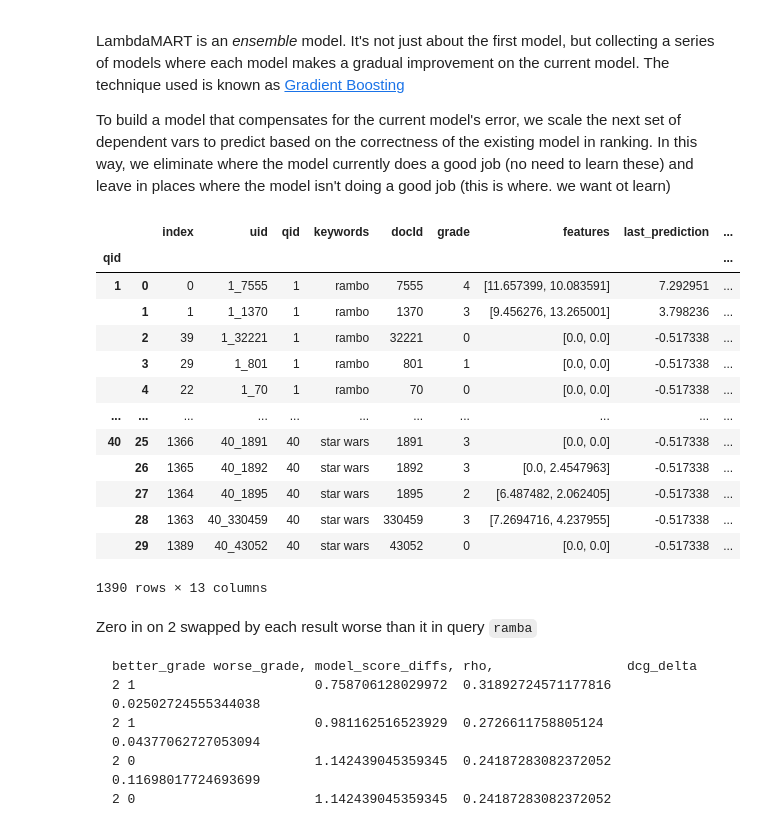
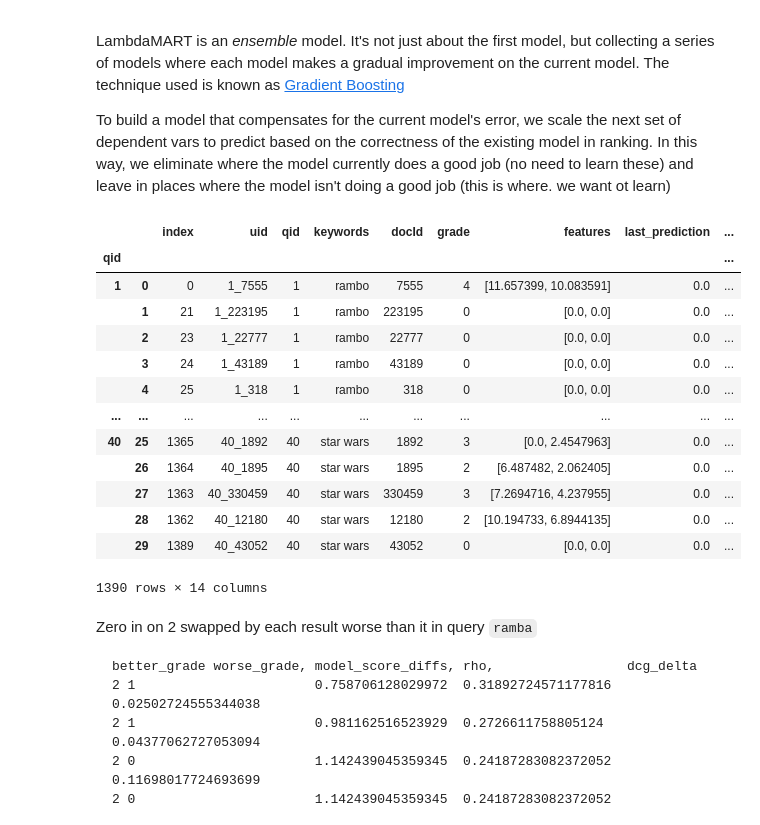
Before and after one commit to o19s/hello-ltr, a Jupyter notebook: notebooks/elasticsearch/tmdb/lambda-mart-in-python.ipynb, the cells around one changed output. Drawn from its saved outputs; the diff is of its cells as text; code cells hidden in the pictures.

```diff
--- a/notebooks/elasticsearch/tmdb/lambda-mart-in-python.ipynb
+++ b/notebooks/elasticsearch/tmdb/lambda-mart-in-python.ipynb
@@ -186,7 +186,7 @@ def compute_swaps(query_judgments, axis, metric=dcg, at=10):
                 query_judgments['dcg'] = metric(query_judgments, at=at)
 
                 dcg_after_swap = query_judgments.loc[0, 'dcg']
-                delta = best_dcg - dcg_after_swap
+                delta = abs(best_dcg - dcg_after_swap)
 
                 if delta > 0.0:
 
@@ -325,8 +324,6 @@ def compute_swaps_scaled(query_judgments, axis, metric=dcg, at=10):
 
     """
 
-    # Sort to see ideal ordering
-    # This isn't strictly nescesarry, but it's helpful to understand the algorithm
     query_judgments = query_judgments.sort_values('last_prediction', ascending=False).reset_index()
 
     # Instead of explicitly 'swapping' we just swap the 'display_rank' - where
@@ -336,58 +333,62 @@ def compute_swaps_scaled(query_judgments, axis, metric=dcg, at=10):
     best_dcg = query_judgments.loc[0, 'dcg']
 
     query_judgments['lambda'] = 0.0
+    query_judgments['delta'] = 0.0
 
     for better in range(0,len(query_judgments)):
         for worse in range(better+1,len(query_judgments)):
             if better > at and worse > at:
                 break
             if query_judgments.loc[better, 'grade'] > query_judgments.loc[worse, 'grade']:
-                query_judgments = rank_with_swap(query_judgments, better, worse)
-                query_judgments['dcg'] = metric(query_judgments, at=at)
+                swap_judgments = rank_with_swap(query_judgments, better, worse)
+                dcg_after_swap = metric(swap_judgments, at=at)
 
-                dcg_after_swap = query_judgments.loc[0, 'dcg']
-                delta = best_dcg - dcg_after_swap
+                delta = abs(best_dcg - dcg_after_swap)
 
                 if delta > 0.0:
 
                     # --------------
                     # NEW!
                     model_score_diff = query_judgments.loc[better, 'last_prediction'] - query_judgments.loc[worse, 'last_prediction']
                     rho = 1.0 / (1.0 + exp(model_score_diff))
                     # --------------
                     # rho works as follows
                     #
                     # model ranks                    rho
                     # better higher than worse       approaches 0      <-- model currently doing well!
                     # better same as worse.          0.5
                     # worse higher than better       approaches 1      <-- model currently doing poorly!
                     #
+                    query_judgments.loc[better, 'delta'] += delta
 
                     # Use rho to scale the lambdas
                     query_judgments.loc[better, 'lambda'] += delta * rho
 
                     query_judgments.loc[worse, 'lambda'] -= delta * rho
+                    query_judgments.loc[worse, 'delta'] -= delta
 
     return query_judgments
 
+judgments = to_dataframe(ftr_logger.logged)
+judgments['last_prediction'] = 0.0
 lambdas_per_query = judgments.groupby('qid').apply(compute_swaps_scaled, axis=1)
-
+#
 lambdas_per_query
 # %% [output]
 |  |  | index | uid | qid | keywords | docId | grade | features | last_prediction | ... |
 | qid |  |  |  |  |  |  |  |  |  | ... |
-| 1 | 0 | 0 | 1_7555 | 1 | rambo | 7555 | 4 | [11.657399, 10.083591] | 7.292951 | ... |
-|  | 1 | 1 | 1_1370 | 1 | rambo | 1370 | 3 | [9.456276, 13.265001] | 3.798236 | ... |
-|  | 2 | 39 | 1_32221 | 1 | rambo | 32221 | 0 | [0.0, 0.0] | -0.517338 | ... |
-|  | 3 | 29 | 1_801 | 1 | rambo | 801 | 1 | [0.0, 0.0] | -0.517338 | ... |
-|  | 4 | 22 | 1_70 | 1 | rambo | 70 | 0 | [0.0, 0.0] | -0.517338 | ... |
+| 1 | 0 | 0 | 1_7555 | 1 | rambo | 7555 | 4 | [11.657399, 10.083591] | 0.0 | ... |
+|  | 1 | 21 | 1_223195 | 1 | rambo | 223195 | 0 | [0.0, 0.0] | 0.0 | ... |
+|  | 2 | 23 | 1_22777 | 1 | rambo | 22777 | 0 | [0.0, 0.0] | 0.0 | ... |
+|  | 3 | 24 | 1_43189 | 1 | rambo | 43189 | 0 | [0.0, 0.0] | 0.0 | ... |
+|  | 4 | 25 | 1_318 | 1 | rambo | 318 | 0 | [0.0, 0.0] | 0.0 | ... |
 | ... | ... | ... | ... | ... | ... | ... | ... | ... | ... | ... |
-| 40 | 25 | 1366 | 40_1891 | 40 | star wars | 1891 | 3 | [0.0, 0.0] | -0.517338 | ... |
-|  | 26 | 1365 | 40_1892 | 40 | star wars | 1892 | 3 | [0.0, 2.4547963] | -0.517338 | ... |
-|  | 27 | 1364 | 40_1895 | 40 | star wars | 1895 | 2 | [6.487482, 2.062405] | -0.517338 | ... |
-|  | 28 | 1363 | 40_330459 | 40 | star wars | 330459 | 3 | [7.2694716, 4.237955] | -0.517338 | ... |
-|  | 29 | 1389 | 40_43052 | 40 | star wars | 43052 | 0 | [0.0, 0.0] | -0.517338 | ... |
+| 40 | 25 | 1365 | 40_1892 | 40 | star wars | 1892 | 3 | [0.0, 2.4547963] | 0.0 | ... |
+|  | 26 | 1364 | 40_1895 | 40 | star wars | 1895 | 2 | [6.487482, 2.062405] | 0.0 | ... |
+|  | 27 | 1363 | 40_330459 | 40 | star wars | 330459 | 3 | [7.2694716, 4.237955] | 0.0 | ... |
+|  | 28 | 1362 | 40_12180 | 40 | star wars | 12180 | 2 | [10.194733, 6.8944135] | 0.0 | ... |
+|  | 29 | 1389 | 40_43052 | 40 | star wars | 43052 | 0 | [0.0, 0.0] | 0.0 | ... |
-1390 rows × 13 columns
+1390 rows × 14 columns
 # %% [markdown]
 Zero in on 2 swapped by each result worse than it in query `ramba`
 
```
Also changed, not shown: parts of 8 cells of this notebook.
